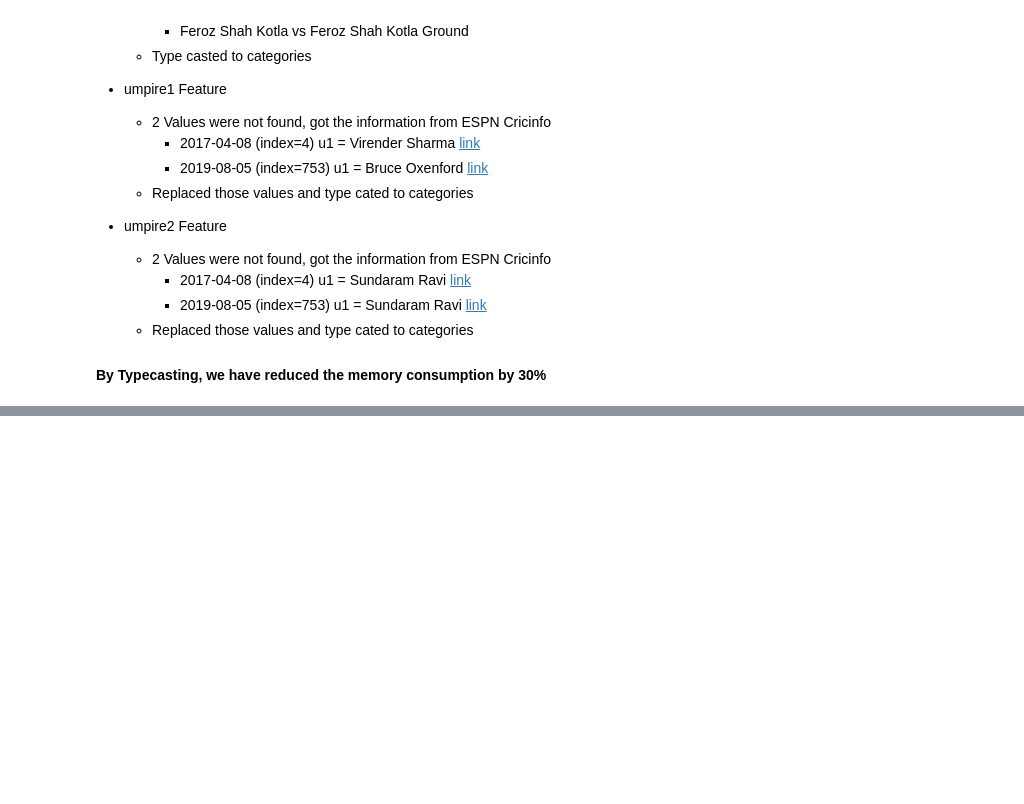
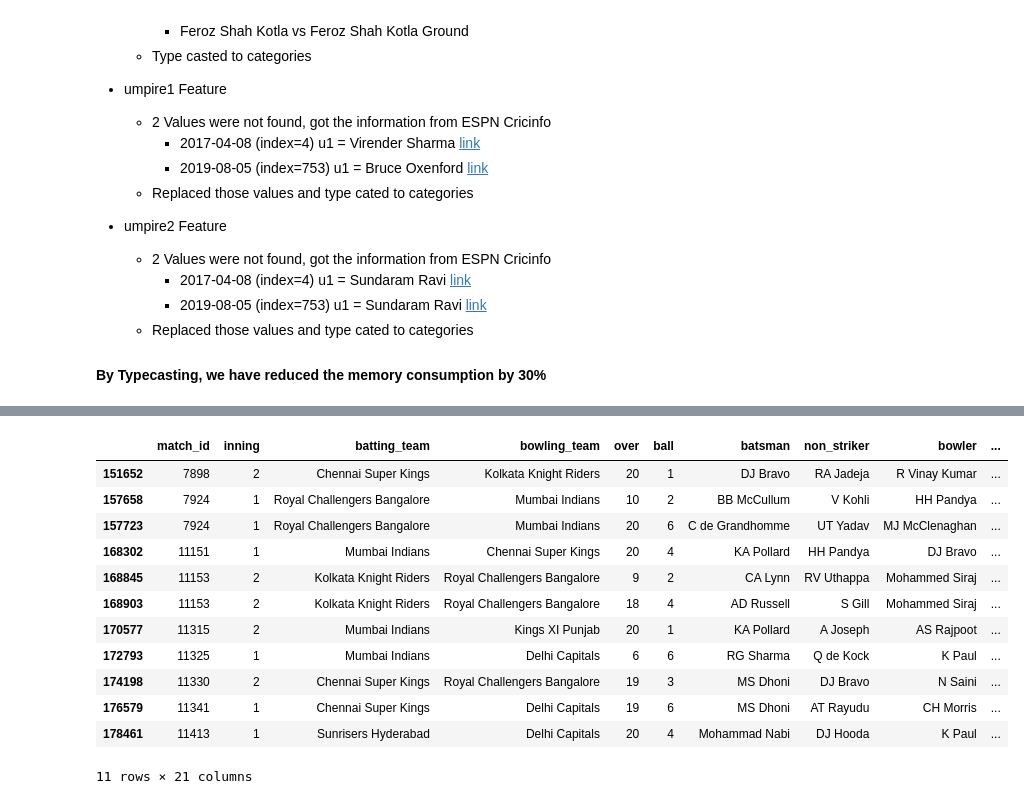
Before and after one commit to djsbalakrishnan/IPL-Analytics, a Jupyter notebook: Analyze IPL Data.ipynb, the cells around one changed output, grey strips where cells are left out. Drawn from its saved outputs; the diff is of its cells as text; code cells hidden in the pictures; blank space fills up the shorter version.

```diff
--- a/Analyze IPL Data.ipynb
+++ b/Analyze IPL Data.ipynb
@@ -409,0 +465,16 @@ memory usage: 69.9 KB
+# %%
+deliveries_df[deliveries_df["batsman_runs"] > 6]
+# %% [output]
+|  | match_id | inning | batting_team | bowling_team | over | ball | batsman | non_striker | bowler | ... |
+| 151652 | 7898 | 2 | Chennai Super Kings | Kolkata Knight Riders | 20 | 1 | DJ Bravo | RA Jadeja | R Vinay Kumar | ... |
+| 157658 | 7924 | 1 | Royal Challengers Bangalore | Mumbai Indians | 10 | 2 | BB McCullum | V Kohli | HH Pandya | ... |
+| 157723 | 7924 | 1 | Royal Challengers Bangalore | Mumbai Indians | 20 | 6 | C de Grandhomme | UT Yadav | MJ McClenaghan | ... |
+| 168302 | 11151 | 1 | Mumbai Indians | Chennai Super Kings | 20 | 4 | KA Pollard | HH Pandya | DJ Bravo | ... |
+| 168845 | 11153 | 2 | Kolkata Knight Riders | Royal Challengers Bangalore | 9 | 2 | CA Lynn | RV Uthappa | Mohammed Siraj | ... |
+| 168903 | 11153 | 2 | Kolkata Knight Riders | Royal Challengers Bangalore | 18 | 4 | AD Russell | S Gill | Mohammed Siraj | ... |
+| 170577 | 11315 | 2 | Mumbai Indians | Kings XI Punjab | 20 | 1 | KA Pollard | A Joseph | AS Rajpoot | ... |
+| 172793 | 11325 | 1 | Mumbai Indians | Delhi Capitals | 6 | 6 | RG Sharma | Q de Kock | K Paul | ... |
+| 174198 | 11330 | 2 | Chennai Super Kings | Royal Challengers Bangalore | 19 | 3 | MS Dhoni | DJ Bravo | N Saini | ... |
+| 176579 | 11341 | 1 | Chennai Super Kings | Delhi Capitals | 19 | 6 | MS Dhoni | AT Rayudu | CH Morris | ... |
+| 178461 | 11413 | 1 | Sunrisers Hyderabad | Delhi Capitals | 20 | 4 | Mohammad Nabi | DJ Hooda | K Paul | ... |
+11 rows × 21 columns
```
Also changed, not shown: parts of 14 cells of this notebook.
